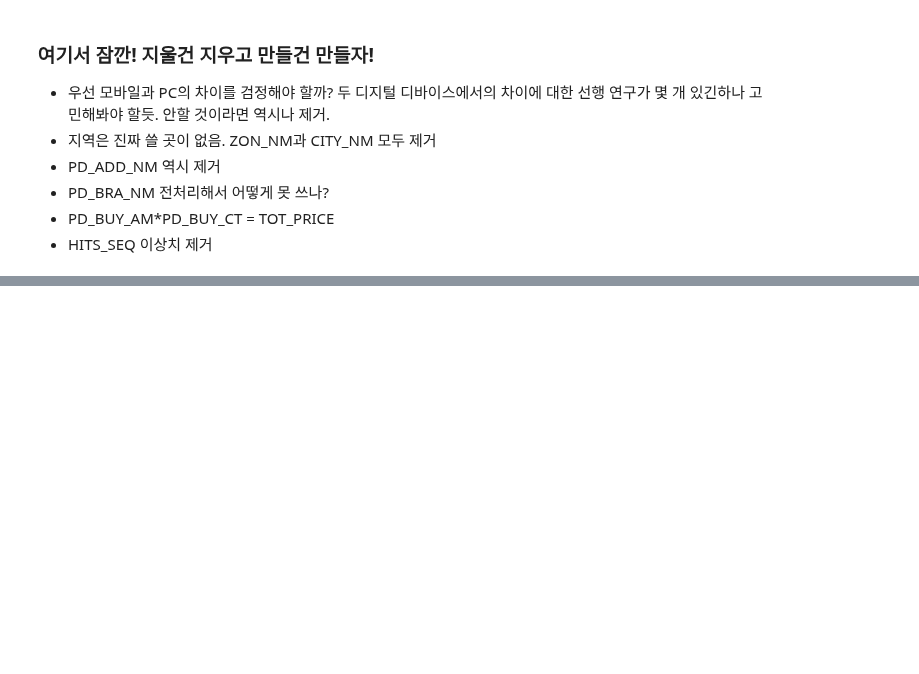
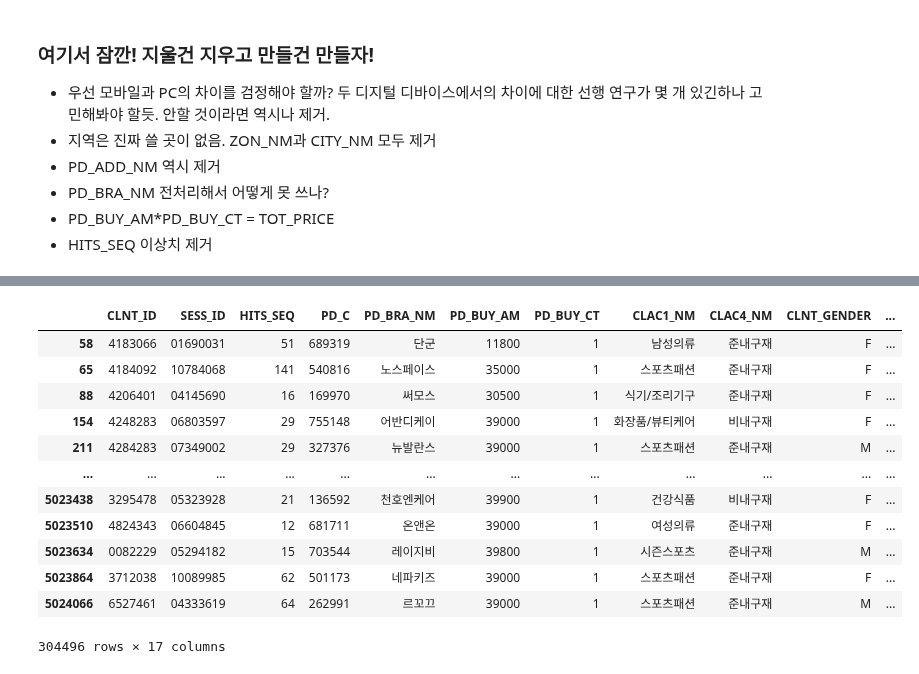
Before and after one commit to chldnjstjr/Lpoint, a Jupyter notebook: Preprocessing.ipynb, the cells around one changed output, grey strips where cells are left out. Drawn from its saved outputs; the diff is of its cells as text; code cells hidden in the pictures; blank space fills up the shorter version.

```diff
--- a/Preprocessing.ipynb
+++ b/Preprocessing.ipynb
@@ -267,0 +264,17 @@ master['TOT_PRICE'] = master['PD_BUY_AM'*'PD_BUY_CT']
+# %%
+prdmcs[prdmcs.duplicated(['CLNT_ID', 'SESS_ID', 'SESS_DT', 'HITS_SEQ','PD_C'])] #첫 번째 경우임
+prdmcs[prdmcs['SESS_ID']=='10784068']
+# %% [output]
+|  | CLNT_ID | SESS_ID | HITS_SEQ | PD_C | PD_BRA_NM | PD_BUY_AM | PD_BUY_CT | CLAC1_NM | CLAC4_NM | CLNT_GENDER | ... |
+| 58 | 4183066 | 01690031 | 51 | 689319 | 단군 | 11800 | 1 | 남성의류 | 준내구재 | F | ... |
+| 65 | 4184092 | 10784068 | 141 | 540816 | 노스페이스 | 35000 | 1 | 스포츠패션 | 준내구재 | F | ... |
+| 88 | 4206401 | 04145690 | 16 | 169970 | 써모스 | 30500 | 1 | 식기/조리기구 | 준내구재 | F | ... |
+| 154 | 4248283 | 06803597 | 29 | 755148 | 어반디케이 | 39000 | 1 | 화장품/뷰티케어 | 비내구재 | F | ... |
+| 211 | 4284283 | 07349002 | 29 | 327376 | 뉴발란스 | 39000 | 1 | 스포츠패션 | 준내구재 | M | ... |
+| ... | ... | ... | ... | ... | ... | ... | ... | ... | ... | ... | ... |
+| 5023438 | 3295478 | 05323928 | 21 | 136592 | 천호엔케어 | 39900 | 1 | 건강식품 | 비내구재 | F | ... |
+| 5023510 | 4824343 | 06604845 | 12 | 681711 | 온앤온 | 39000 | 1 | 여성의류 | 준내구재 | F | ... |
+| 5023634 | 0082229 | 05294182 | 15 | 703544 | 레이지비 | 39800 | 1 | 시즌스포츠 | 준내구재 | M | ... |
+| 5023864 | 3712038 | 10089985 | 62 | 501173 | 네파키즈 | 39000 | 1 | 스포츠패션 | 준내구재 | F | ... |
+| 5024066 | 6527461 | 04333619 | 64 | 262991 | 르꼬끄 | 39000 | 1 | 스포츠패션 | 준내구재 | M | ... |
+304496 rows × 17 columns
```
Also changed, not shown: parts of 18 cells of this notebook.
